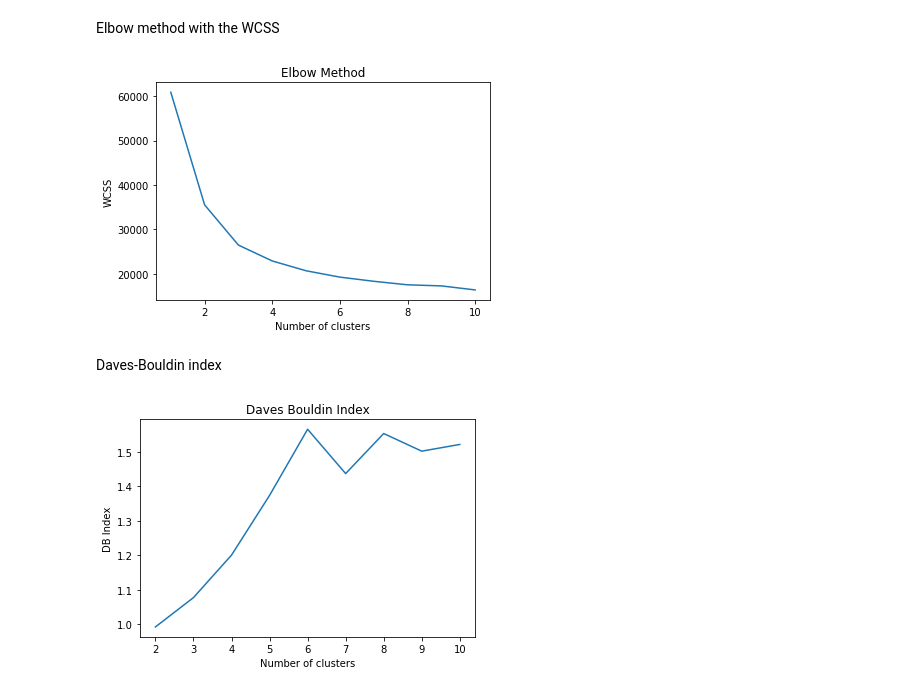
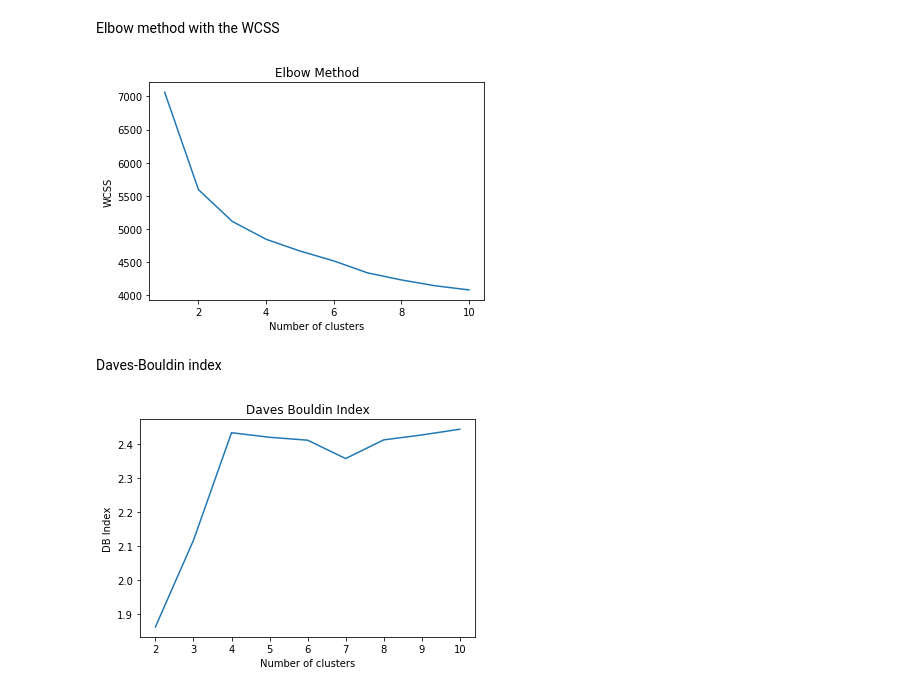
Before and after one commit to Nicolaskirsch2000/BASc-Dissertation, a Jupyter notebook: South African Clustering.ipynb, the cells around one changed output. Drawn from its saved outputs; the diff is of its cells as text; code cells hidden in the pictures.

```diff
--- a/South African Clustering.ipynb
+++ b/South African Clustering.ipynb
@@ -78,0 +73,2 @@ sa_cluster
+# %%
+sa_norm = sa_cluster.divide(sa_cluster.max(axis = 1), axis=0)
@@ -79,5 +86,5 @@ sa_cluster
 # %%
-kmeans = KMeans(n_clusters=3, random_state=0).fit(sa_cluster)
+kmeans = KMeans(n_clusters=4, random_state=0).fit(sa_norm)
 # %%
 centroids = kmeans.cluster_centers_
 # %%
@@ -119,29 +139,29 @@ Elbow method with the WCSS
 # %%
 wcss = []
 for i in range(1, 11):
     kmeans = KMeans(n_clusters=i, init='k-means++', max_iter=300, n_init=10, random_state=0)
-    kmeans.fit(sa_cluster)
+    kmeans.fit(sa_norm)
     wcss.append(kmeans.inertia_)
 plt.plot(range(1, 11), wcss)
 plt.title('Elbow Method')
 plt.xlabel('Number of clusters')
 plt.ylabel('WCSS')
 plt.show()
 # %% [output]
-[figure, old version]
+[figure, new version]
 # %% [markdown]
 Daves-Bouldin index
 # %%
 db = []
 for i in range(2, 11):
     kmeans = KMeans(n_clusters=i, init='k-means++', max_iter=300, n_init=10, random_state=0)
-    kmeans.fit(sa_cluster)
+    kmeans.fit(sa_norm)
     clusters = kmeans.labels_
-    db.append(davies_bouldin_score(sa_cluster, clusters))
+    db.append(davies_bouldin_score(sa_norm, clusters))
 plt.plot(range(2, 11), db)
 plt.title('Daves Bouldin Index')
 plt.xlabel('Number of clusters')
 plt.ylabel('DB Index')
 plt.show()
 # %% [output]
-[figure, old version]
+[figure, new version]
```
Also changed, not shown: parts of 11 cells of this notebook, 1 other file.
